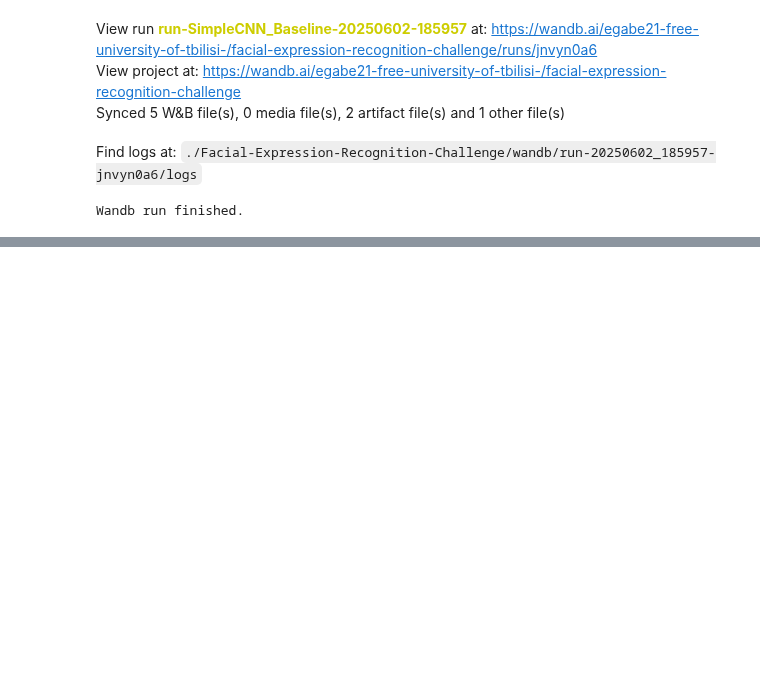
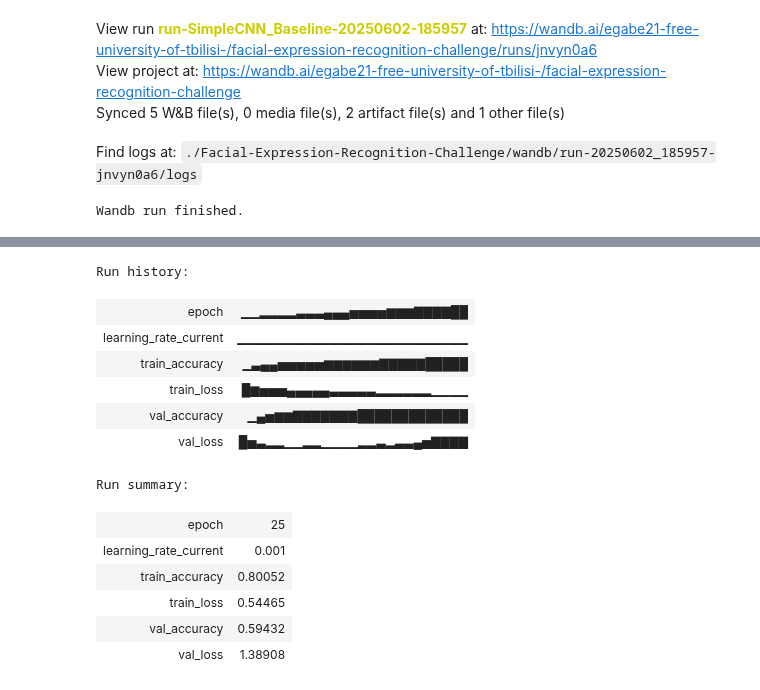
Before and after one commit to enelene/Facial-Expression-Recognition-Challenge, a Jupyter notebook: CNN_model.ipynb, the cells around one changed output, grey strips where cells are left out. Drawn from its saved outputs; the diff is of its cells as text; code cells hidden in the pictures; blank space fills up the shorter version.

```diff
--- a/CNN_model.ipynb
+++ b/CNN_model.ipynb
@@ -485,0 +695,66 @@ Wandb run finished.
+# %%
+overfitting_model = OverfitCNN(num_classes_param=num_classes).to(device)
+print("--- OverfitCNN Architecture (Experiment 3A) ---")
+print(overfitting_model)
+
+learning_rate_exp3a = 0.001
+optimizer_exp3a = optim.Adam(overfitting_model.parameters(), lr=learning_rate_exp3a)
+
+config_wandb_exp3a = {
+    "learning_rate": learning_rate_exp3a,
+    "architecture": "OverfitCNN_v1_NoDropout",
+    "dataset": "FER2013_from_icml_face_data",
+    "epochs": 25, # Increase epochs to give more time to overfit
+    "batch_size": batch_size,
+    "optimizer": "Adam",
+    "criterion": "CrossEntropyLoss",
+    "dropout_fc": 0.0,
+    "conv1_filters": 64,
+    "conv2_filters": 128,
+    "conv3_filters": 256,
+    "conv4_filters": 512,
+    "fc1_units": 1024,
+    "notes": "Experiment 3A: Very deep/wide CNN with NO FC dropout, aiming to observe overfitting."
+}
+
+run_exp3a = wandb.init(
+    project="facial-expression-recognition-challenge",
+    config=config_wandb_exp3a,
+    name=f"run-{config_wandb_exp3a['architecture']}-{pd.Timestamp.now().strftime('%Y%m%d-%H%M%S')}",
+    reinit=True
+)
+print(f"Wandb run for {config_wandb_exp3a['architecture']} initialized: {run_exp3a.url}")
+
+
+if 'train_loader' in globals() and 'val_loader' in globals() and 'criterion' in globals():
+    print(f"\nStarting training for: {config_wandb_exp3a['architecture']}")
+
+    best_model_file_exp3a = train_model_func(
+        model_to_train=overfitting_model,
+        t_loader=train_loader,
+        v_loader=val_loader,
+        loss_criterion=criterion,
+        opt=optimizer_exp3a,
+        num_epochs_total=config_wandb_exp3a["epochs"],
+        dev=device,
+        current_wandb_run=run_exp3a,
+        run_name_prefix=config_wandb_exp3a["architecture"]
+    )
+    print(f"Best model from {config_wandb_exp3a['architecture']} training saved to: {best_model_file_exp3a}")
+
+    trained_model_artifact_exp3a = wandb.Artifact(
+        name=f"{config_wandb_exp3a['architecture']}_model",
+        type="model",
+        description=f"Trained model state for {config_wandb_exp3a['architecture']}",
+        metadata=config_wandb_exp3a
+    )
+    trained_model_artifact_exp3a.add_file(best_model_file_exp3a)
+    run_exp3a.log_artifact(trained_model_artifact_exp3a)
+    print(f"Logged {best_model_file_exp3a} as a Wandb artifact for run {run_exp3a.name}.")
+else:
+    print("Error: DataLoaders (train_loader, val_loader) or criterion not found.")
+
+if 'run_exp3a' in globals() and run_exp3a is not None:
+    run_exp3a.finish()
+    print(f"Wandb run {run_exp3a.name} finished.")
+# %% [output]
@@ -485,0 +802,14 @@ Wandb run finished.
+Run history:
+| epoch | ▁▁▂▂▂▂▃▃▃▄▄▄▅▅▅▅▆▆▆▇▇▇▇██ |
+| learning_rate_current | ▁▁▁▁▁▁▁▁▁▁▁▁▁▁▁▁▁▁▁▁▁▁▁▁▁ |
+| train_accuracy | ▁▃▄▄▅▅▅▅▅▆▆▆▆▆▆▇▇▇▇▇█████ |
+| train_loss | █▆▅▅▅▄▄▄▄▄▃▃▃▃▃▂▂▂▂▂▂▁▁▁▁ |
+| val_accuracy | ▁▄▅▆▆▇▇▇▇▇▇▇█████████████ |
+| val_loss | █▅▃▂▂▁▁▂▂▁▁▁▁▂▂▃▂▃▃▄▅▇▇▇▇ |
+Run summary:
+| epoch | 25 |
+| learning_rate_current | 0.001 |
+| train_accuracy | 0.80052 |
+| train_loss | 0.54465 |
+| val_accuracy | 0.59432 |
+| val_loss | 1.38908 |
```
Also changed, not shown: parts of 18 cells of this notebook.
